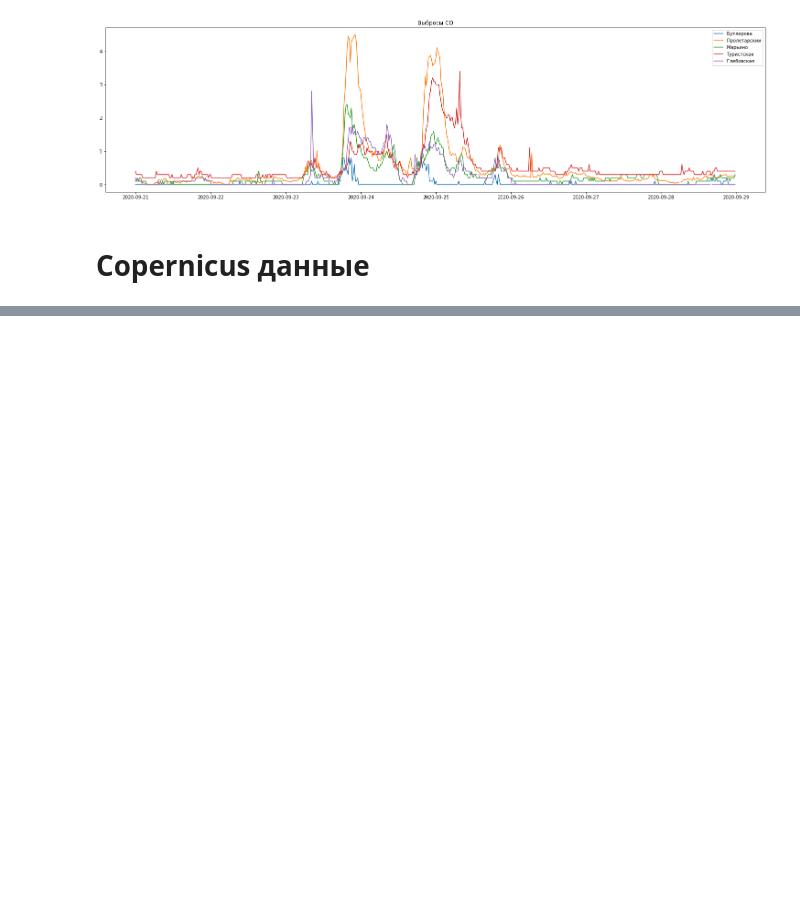
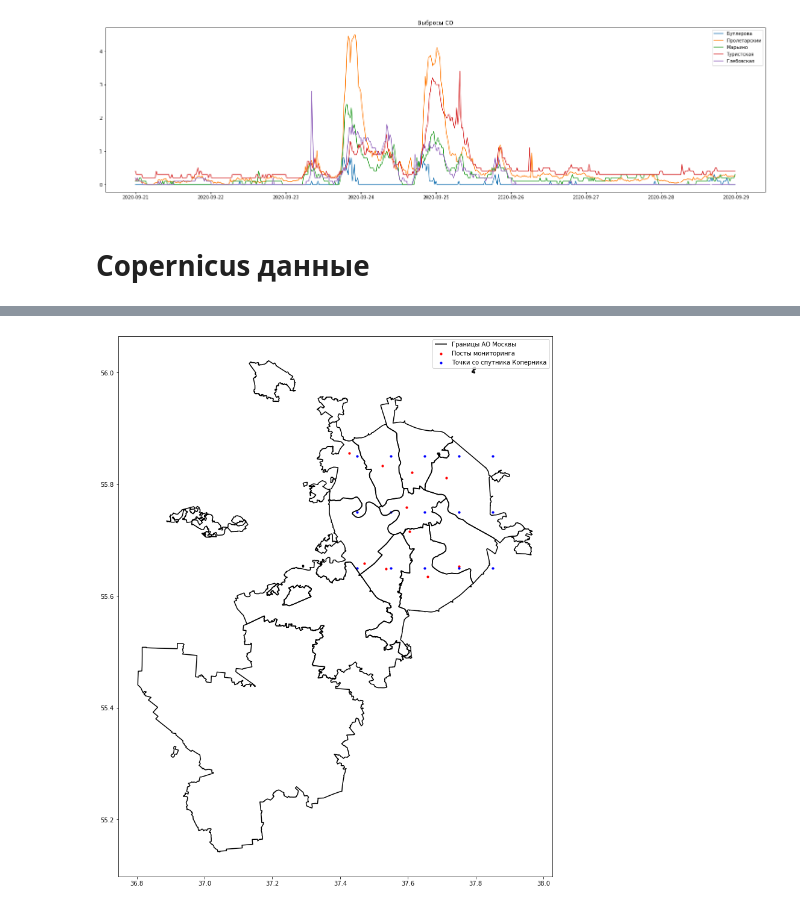
Before and after one commit to vprud/air_tracer, a Jupyter notebook: notes/01_read_data.ipynb, the cells around one changed output, grey strips where cells are left out. Cells and saved outputs as stored; diff of their text form; code cells hidden in the pictures; blank space fills up the shorter version.

Commit message:
copernic data

```diff
--- a/notes/01_read_data.ipynb
+++ b/notes/01_read_data.ipynb
@@ -158,3 +156,5 @@ Boolean Series key will be reindexed to match DataFrame index.
 # Copernicus данные
 # %%
 from scipy.io import netcdf
+# %%
+file2read = netcdf.NetCDFFile('../data/copernicus/CO_mos.nc','r')
@@ -160,0 +185,10 @@ from scipy.io import netcdf
+# %%
+lons, lats = [], []
+for lon in file2read.variables['longitude'].data:
+    for lat in  file2read.variables['latitude'].data:
+        lons.append(lon)
+        lats.append(lat)
+
+cpr_pnts = gpd.GeoDataFrame(geometry=gpd.points_from_xy(lons, lats))
+cpr_pnts = cpr_pnts.reset_index()
+#cpr_pnts = gpd.GeoDataFrame( pd.concat( pnts, ignore_index=True))
@@ -160,0 +214,13 @@ from scipy.io import netcdf
+# %%
+fig, ax = plt.subplots()
+
+ao.boundary.plot(ax=ax, color='black', edgecolor='black')
+#mo.boundary.plot(ax=ax, color='black', edgecolor='grey')
+posts.plot(ax=ax, marker='o', color='red', markersize=10, aspect=1.65)
+cpr_pnts.plot(ax=ax, marker='o', color='blue', markersize=10, aspect=1.65)
+
+ax.legend(['Границы АО Москвы', 'Посты мониторинга', 'Точки со спутника Коперника'])
+set_size(10,20)
+plt.show()
+# %% [output]
+[figure, added]
```
Also changed, not shown: parts of 6 cells of this notebook, 2 other files.
